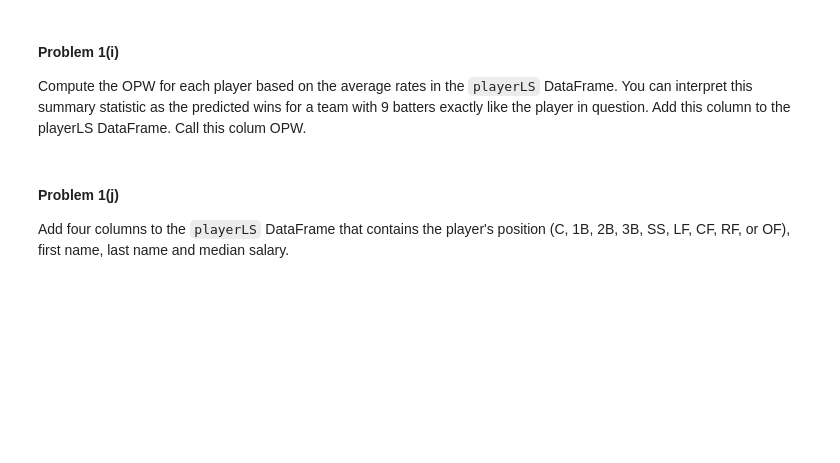
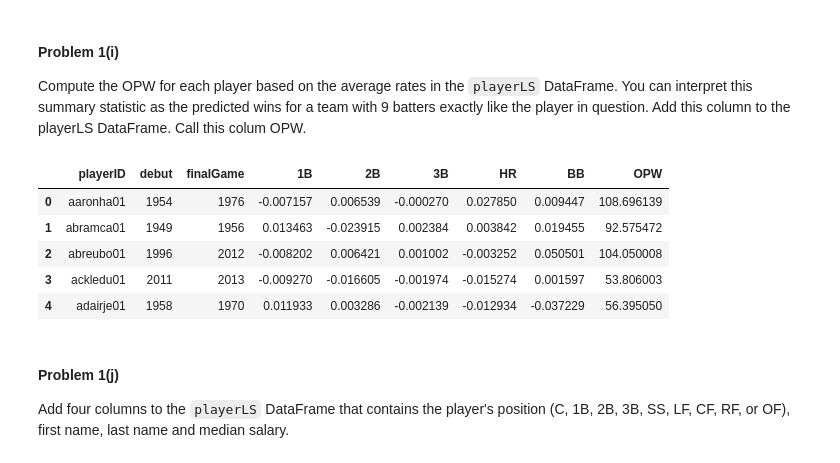
Before and after one commit to Daniel-Moreira/2015, a Jupyter notebook: HW/HW3.ipynb, the cells around one changed output. Saved outputs shown, nothing was run; the diff lists cells and outputs as text; code cells hidden in the pictures; blank space fills up the shorter version.

```diff
--- a/HW/HW3.ipynb
+++ b/HW/HW3.ipynb
@@ -113,0 +203,7 @@ Using the `stats` DataFrame from Problem 1(c), adjust the singles per PA rates s
+# %%
+def normalize(df):
+    df[stats] = df[stats]-df[stats].mean(axis=0)
+    return df
+
+df_year = df_stats.groupby('yearID').apply(normalize)
+print(df_year[stats].mean(axis=0))
@@ -127,0 +241,16 @@ Now we will create a similar database for individual players. Consider only play
+# %%
+filters = (df_players.yearID > 1947)
+df_playerstats = df_players[filters]
+
+df_playerstats['1B'] = df_playerstats['H'] - df_playerstats['2B'] - df_playerstats['3B'] - df_playerstats['HR']
+df_playerstats['PA'] = df_playerstats['BB'] + df_playerstats['AB']
+
+df_playerstats = df_playerstats[df_playerstats['PA'] > 500]
+
+for stat in stats:
+    df_playerstats[stat] = df_playerstats[stat]/df_playerstats['PA']
+
+show_mask = ['playerID', 'yearID'] + stats
+df_playerstats = df_playerstats[show_mask]
+df_playerstats = df_playerstats.groupby('yearID').apply(normalize)
+print(df_playerstats[stats].mean(axis=0))
@@ -138,2 +289,19 @@ Using the `playerstats` DataFrame created in Problem 1(g), create a new DataFram
+# %%
+def playerRecord(df):
+    show_mask = ['playerID'] + stats
+    df = df[show_mask].mean()
+    return df
+
+def getYear(date):
+    return date[0:4]
+
+df_playerLS = df_playerstats.groupby('playerID').apply(playerRecord).reset_index()
+df_playerLS = pd.merge(df_master, df_playerLS, how='inner', on='playerID')
+
+df_playerLS.debut = df_playerLS.debut.apply(getYear)
+df_playerLS.finalGame = df_playerLS.finalGame.apply(getYear)
+
+show_mask = ['playerID', 'debut', 'finalGame'] + stats
+df_playerLS = df_playerLS[show_mask]
 # %% [markdown]
 Show the head of the `playerLS` DataFrame.
@@ -148,3 +321,13 @@ Compute the OPW for each player based on the average rates in the `playerLS` Dat
+# %%
+df_playerLS['OPW'] = res.predict(df_playerLS[stats].values)
+df_playerLS.head()
+# %% [output]
+|  | playerID | debut | finalGame | 1B | 2B | 3B | HR | BB | OPW |
+| 0 | aaronha01 | 1954 | 1976 | -0.007157 | 0.006539 | -0.000270 | 0.027850 | 0.009447 | 108.696139 |
+| 1 | abramca01 | 1949 | 1956 | 0.013463 | -0.023915 | 0.002384 | 0.003842 | 0.019455 | 92.575472 |
+| 2 | abreubo01 | 1996 | 2012 | -0.008202 | 0.006421 | 0.001002 | -0.003252 | 0.050501 | 104.050008 |
+| 3 | ackledu01 | 2011 | 2013 | -0.009270 | -0.016605 | -0.001974 | -0.015274 | 0.001597 | 53.806003 |
+| 4 | adairje01 | 1958 | 1970 | 0.011933 | 0.003286 | -0.002139 | -0.012934 | -0.037229 | 56.395050 |
 # %% [markdown]
 #### Problem 1(j)
 
```
Also changed, not shown: parts of 30 cells of this notebook, 4 other files.
